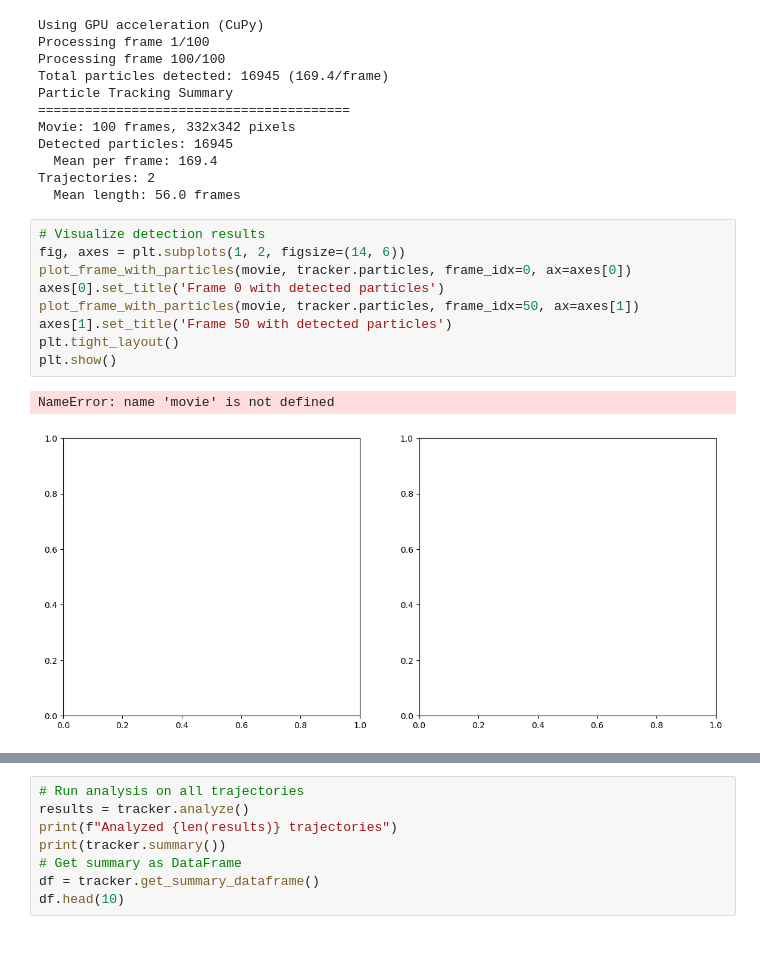
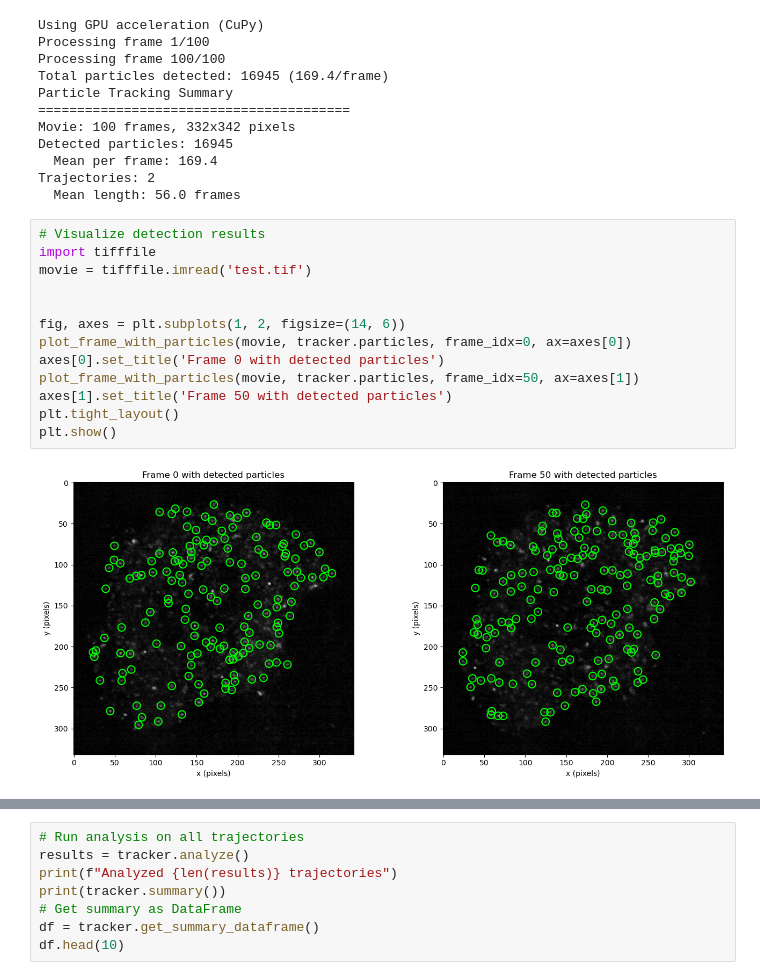
Before and after one commit to yugo8849/mosaic_tracker, a Jupyter notebook: examples/Untitled.ipynb, the cells around one changed output, grey strips where cells are left out. Saved outputs shown, nothing was run; the diff lists cells and outputs as text; blank space fills up the shorter version.

```diff
--- a/examples/Untitled.ipynb
+++ b/examples/Untitled.ipynb
@@ -58,16 +58,19 @@ Trajectories: 2
   Mean length: 56.0 frames
 # %%
 # Visualize detection results
+import tifffile
+movie = tifffile.imread('test.tif')
+
+
 fig, axes = plt.subplots(1, 2, figsize=(14, 6))
 plot_frame_with_particles(movie, tracker.particles, frame_idx=0, ax=axes[0])
 axes[0].set_title('Frame 0 with detected particles')
 plot_frame_with_particles(movie, tracker.particles, frame_idx=50, ax=axes[1])
 axes[1].set_title('Frame 50 with detected particles')
 plt.tight_layout()
 plt.show()
 # %% [output]
-NameError: name 'movie' is not defined
-[figure, old version]
+[figure, new version]
 # %%
 # Visualize all trajectories
 fig, ax = plt.subplots(figsize=(10, 10))
```
Also changed, not shown: parts of 1 cell of this notebook, 7 other files.
